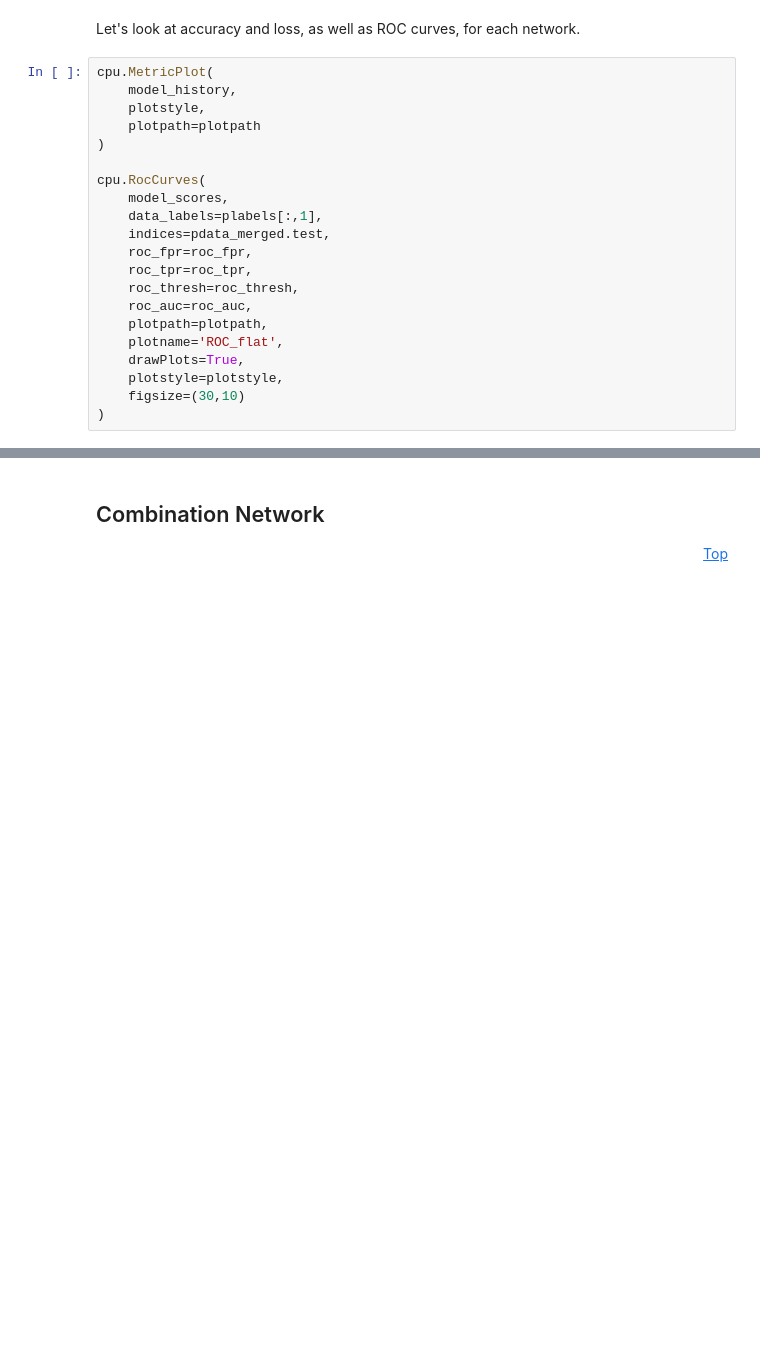
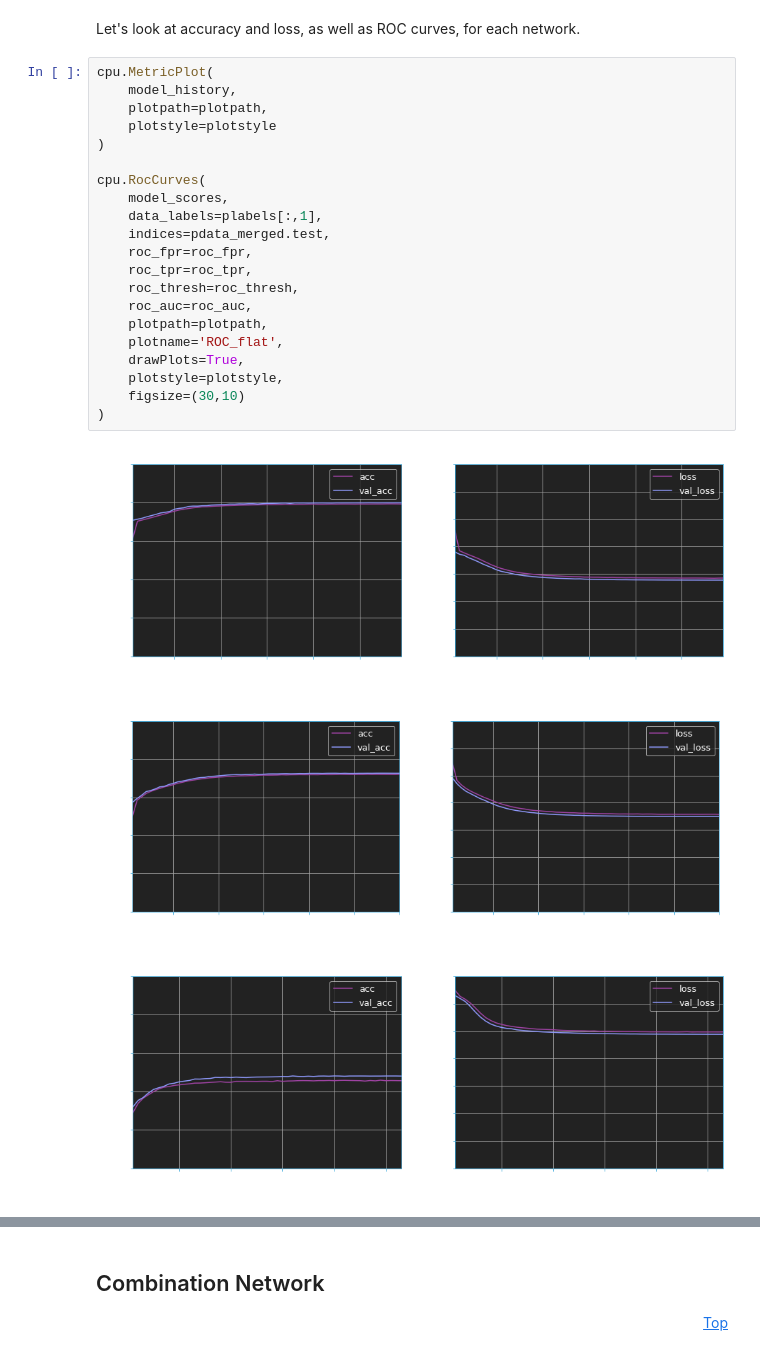
Before and after one commit to atlas-calo-ml/caloml-atlas, a Jupyter notebook: classifier/TopoClusterClassifier_Jan.ipynb, the cells around one changed output, grey strips where cells are left out. Saved outputs shown, nothing was run; the diff lists cells and outputs as text; blank space fills up the shorter version.

```diff
--- a/classifier/TopoClusterClassifier_Jan.ipynb
+++ b/classifier/TopoClusterClassifier_Jan.ipynb
@@ -399,21 +374,25 @@ Let's look at accuracy and loss, as well as ROC curves, for each network.
 # %%
 cpu.MetricPlot(
     model_history,
-    plotstyle,
-    plotpath=plotpath
+    plotpath=plotpath,
+    plotstyle=plotstyle
 )
 
 cpu.RocCurves(
     model_scores,
     data_labels=plabels[:,1],
     indices=pdata_merged.test,
     roc_fpr=roc_fpr,
     roc_tpr=roc_tpr,
     roc_thresh=roc_thresh,
     roc_auc=roc_auc,
     plotpath=plotpath,
     plotname='ROC_flat',
     drawPlots=True,
     plotstyle=plotstyle,
     figsize=(30,10)
 )
+# %% [output]
+[figure, added]
+[figure, added]
+[figure, added]
```
Also changed, not shown: parts of 18 cells of this notebook, 3 other files.
